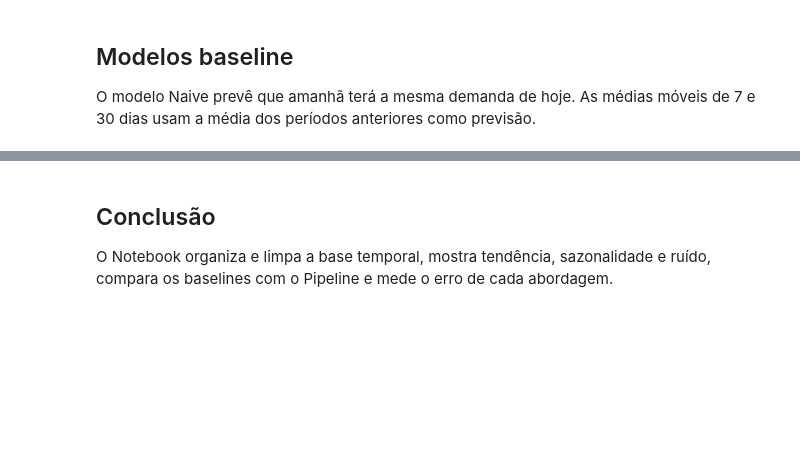
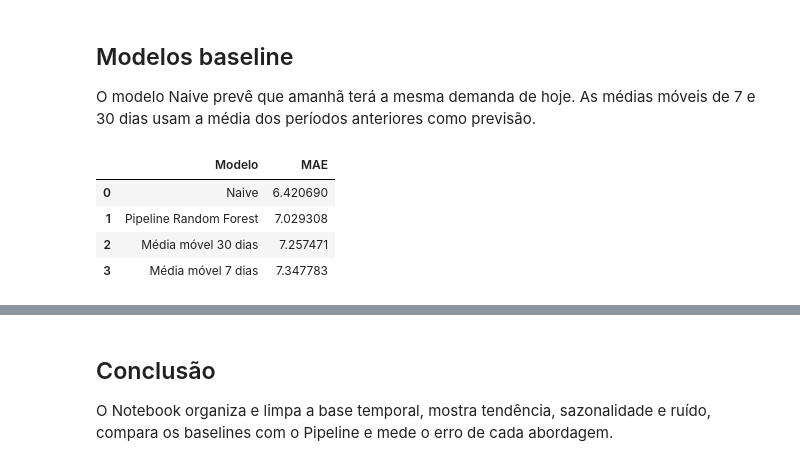
Before and after one commit to DouglasLeite77/mecaniQA-MACAPA, a Jupyter notebook: mecaniqa_oat1.ipynb, the cells around one changed output, grey strips where cells are left out. Cells and saved outputs as stored; diff of their text form; code cells hidden in the pictures; blank space fills up the shorter version.

```diff
--- a/mecaniqa_oat1.ipynb
+++ b/mecaniqa_oat1.ipynb
@@ -130,21 +200,27 @@ print('Pipeline treinado com sucesso.')
 
 O modelo Naive prevê que amanhã terá a mesma demanda de hoje. As médias móveis de 7 e 30 dias usam a média dos períodos anteriores como previsão.
 # %%
-previsao_naive = X_test['Trocas_Oleo'].ffill().bfill().rename('Naive')
-previsao_ma7 = df['Trocas_Oleo'].rolling(7, min_periods=1).mean().reindex(X_test.index).ffill().bfill().rename('Média móvel 7 dias')
-previsao_ma30 = df['Trocas_Oleo'].rolling(30, min_periods=1).mean().reindex(X_test.index).ffill().bfill().rename('Média móvel 30 dias')
+previsao_naive = df['Trocas_Oleo'].ffill().reindex(X_test.index).rename('Naive')
+previsao_ma7 = df['Trocas_Oleo'].ffill().rolling(7, min_periods=1).mean().reindex(X_test.index).rename('Média móvel 7 dias')
+previsao_ma30 = df['Trocas_Oleo'].ffill().rolling(30, min_periods=1).mean().reindex(X_test.index).rename('Média móvel 30 dias')
 
 metricas = pd.DataFrame({
     'Modelo': ['Naive', 'Média móvel 7 dias', 'Média móvel 30 dias', 'Pipeline Random Forest'],
     'MAE': [
         mean_absolute_error(y_test, previsao_naive),
         mean_absolute_error(y_test, previsao_ma7),
         mean_absolute_error(y_test, previsao_ma30),
         mean_absolute_error(y_test, previsao_pipeline),
     ],
 }).sort_values('MAE').reset_index(drop=True)
 
 metricas
+# %% [output]
+|  | Modelo | MAE |
+| 0 | Naive | 6.420690 |
+| 1 | Pipeline Random Forest | 7.029308 |
+| 2 | Média móvel 30 dias | 7.257471 |
+| 3 | Média móvel 7 dias | 7.347783 |
 # %%
 datas_alvo = y_test.index + pd.Timedelta(days=1)
 
```
Also changed, not shown: parts of 9 cells of this notebook, 29 other files.
